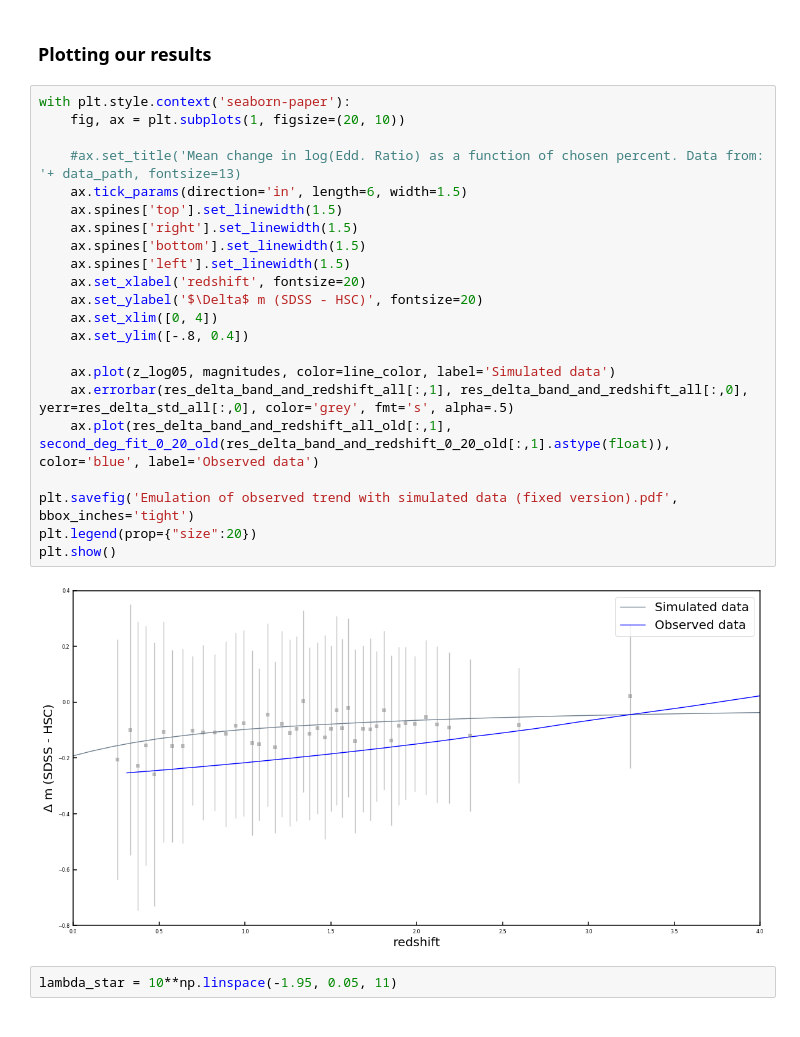
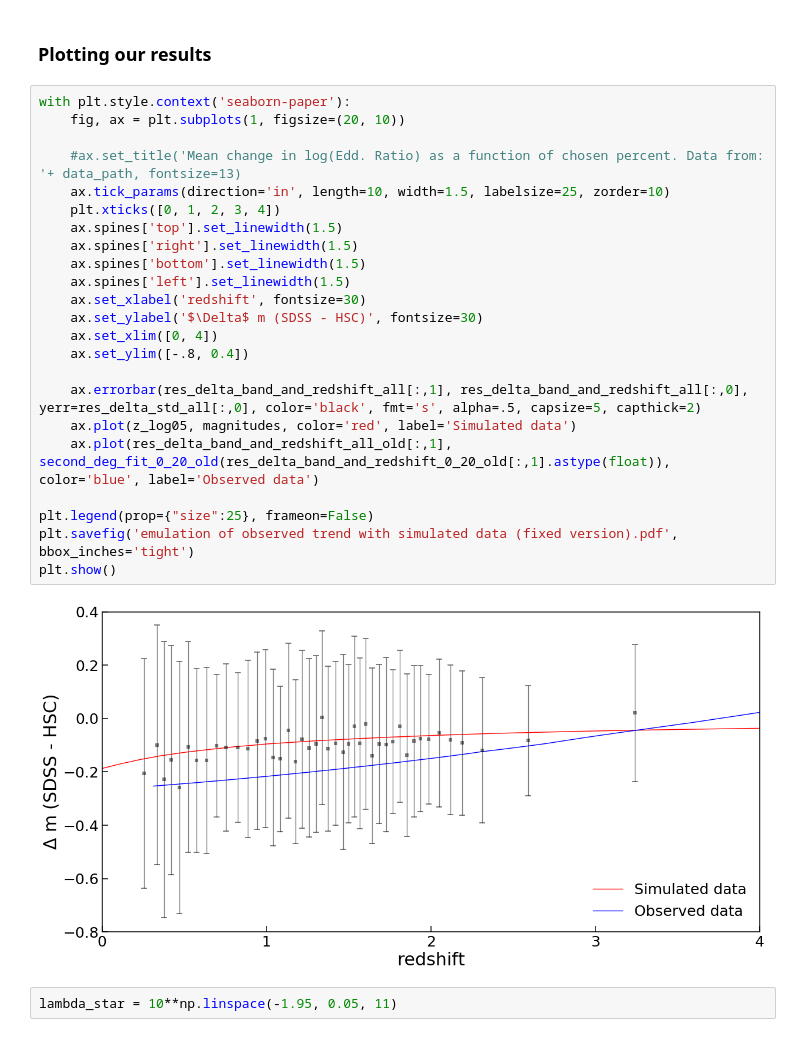
Before and after one commit to openhearted99/AGN_variability_project, a Jupyter notebook: Simulations/visualization/custom_run/Factory2.0.ipynb, the cells around one changed output. Cells and saved outputs as stored; diff of their text form.

```diff
--- a/Simulations/visualization/custom_run/Factory2.0.ipynb
+++ b/Simulations/visualization/custom_run/Factory2.0.ipynb
@@ -651,27 +648,28 @@ magnitudes = means05*2.5
 # %%
 with plt.style.context('seaborn-paper'):
     fig, ax = plt.subplots(1, figsize=(20, 10))
 
     #ax.set_title('Mean change in log(Edd. Ratio) as a function of chosen percent. Data from: '+ data_path, fontsize=13)
-    ax.tick_params(direction='in', length=6, width=1.5)
+    ax.tick_params(direction='in', length=10, width=1.5, labelsize=25, zorder=10)
+    plt.xticks([0, 1, 2, 3, 4])
     ax.spines['top'].set_linewidth(1.5)
     ax.spines['right'].set_linewidth(1.5)
     ax.spines['bottom'].set_linewidth(1.5)
     ax.spines['left'].set_linewidth(1.5)
-    ax.set_xlabel('redshift', fontsize=20)
-    ax.set_ylabel('$\Delta$ m (SDSS - HSC)', fontsize=20)
+    ax.set_xlabel('redshift', fontsize=30)
+    ax.set_ylabel('$\Delta$ m (SDSS - HSC)', fontsize=30)
     ax.set_xlim([0, 4])
     ax.set_ylim([-.8, 0.4])
 
-    ax.plot(z_log05, magnitudes, color=line_color, label='Simulated data')
-    ax.errorbar(res_delta_band_and_redshift_all[:,1], res_delta_band_and_redshift_all[:,0], yerr=res_delta_std_all[:,0], color='grey', fmt='s', alpha=.5)
+    ax.errorbar(res_delta_band_and_redshift_all[:,1], res_delta_band_and_redshift_all[:,0], yerr=res_delta_std_all[:,0], color='black', fmt='s', alpha=.5, capsize=5, capthick=2)
+    ax.plot(z_log05, magnitudes, color='red', label='Simulated data')
     ax.plot(res_delta_band_and_redshift_all_old[:,1], second_deg_fit_0_20_old(res_delta_band_and_redshift_0_20_old[:,1].astype(float)), color='blue', label='Observed data')
 
-plt.savefig('Emulation of observed trend with simulated data (fixed version).pdf', bbox_inches='tight')
-plt.legend(prop={"size":20})
+plt.legend(prop={"size":25}, frameon=False)
+plt.savefig('emulation of observed trend with simulated data (fixed version).pdf', bbox_inches='tight')
 plt.show()
 # %% [output]
-[figure, old version]
+[figure, new version]
 # %%
 lambda_star = 10**np.linspace(-1.95, 0.05, 11)
 # %%
```
Also changed, not shown: parts of 1 cell of this notebook, 6 other files.
